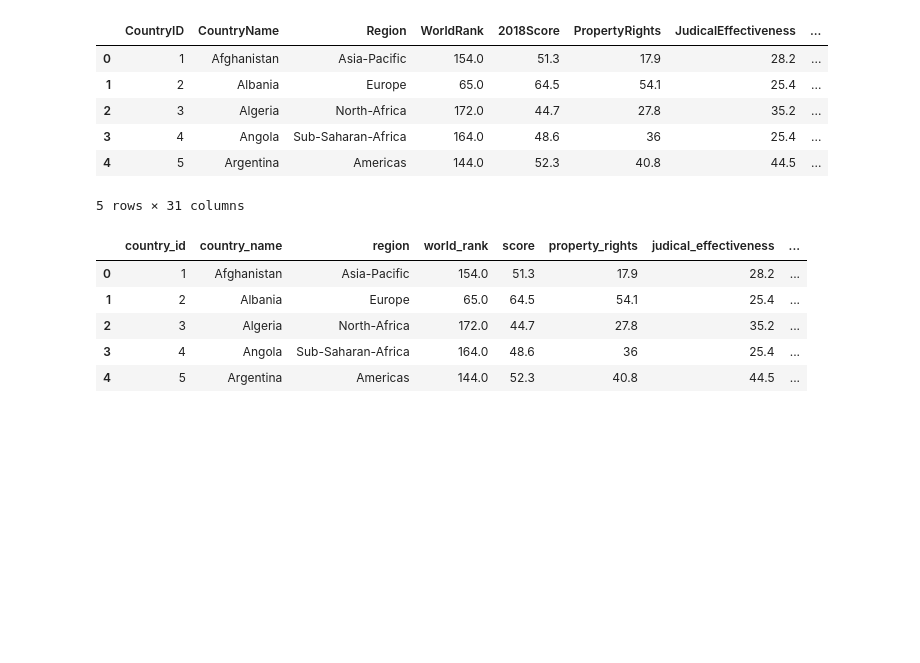
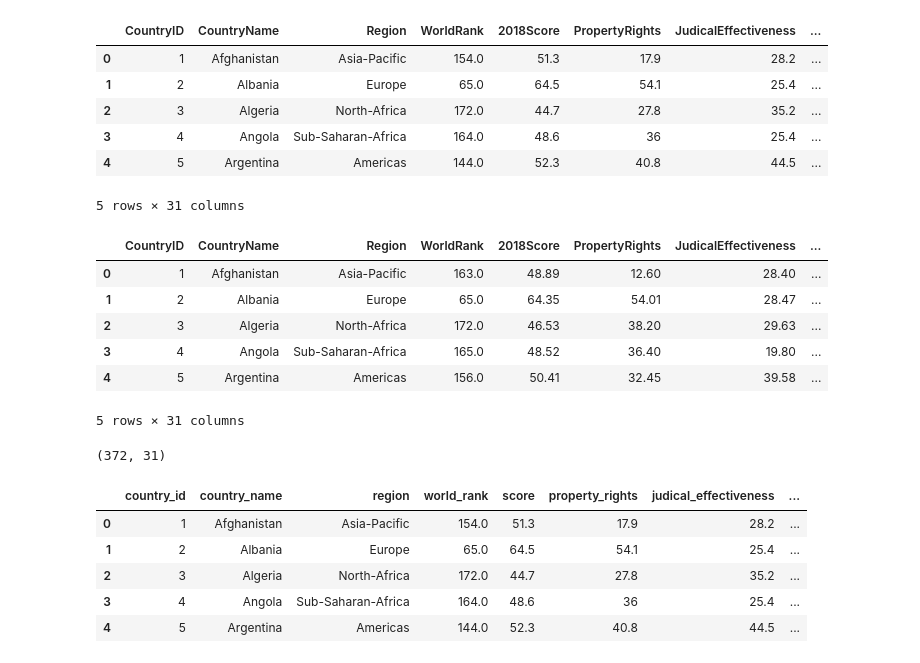
Before and after one commit to mdoucem/Fi-Ug-Datascience-Meetup, a Jupyter notebook: Linear Regression/Multivariate-regression-python/economic-data-analysis.ipynb, the cells around one changed output. Cells and saved outputs as stored; diff of their text form; code cells hidden in the pictures; blank space fills up the shorter version.

```diff
--- a/Linear Regression/Multivariate-regression-python/economic-data-analysis.ipynb
+++ b/Linear Regression/Multivariate-regression-python/economic-data-analysis.ipynb
@@ -47,6 +56,27 @@ data18.head(n=5)
 | 3 | 4 | Angola | Sub-Saharan-Africa | 164.0 | 48.6 | 36 | 25.4 | ... |
 | 4 | 5 | Argentina | Americas | 144.0 | 52.3 | 40.8 | 44.5 | ... |
 5 rows × 31 columns
+# %%
+# Loading the 2017 data given by the Heritage Foundation in cvs format. Has been cleaned
+# similarly to the 2018 before importing
+data17 = pd.read_csv("index2017_data.csv", sep=";", decimal=",", encoding='ISO-8859-1')
+data17.head(n=5)
+# %% [output]
+|  | CountryID | CountryName | Region | WorldRank | 2018Score | PropertyRights | JudicalEffectiveness | ... |
+| 0 | 1 | Afghanistan | Asia-Pacific | 163.0 | 48.89 | 12.60 | 28.40 | ... |
+| 1 | 2 | Albania | Europe | 65.0 | 64.35 | 54.01 | 28.47 | ... |
+| 2 | 3 | Algeria | North-Africa | 172.0 | 46.53 | 38.20 | 29.63 | ... |
+| 3 | 4 | Angola | Sub-Saharan-Africa | 165.0 | 48.52 | 36.40 | 19.80 | ... |
+| 4 | 5 | Argentina | Americas | 156.0 | 50.41 | 32.45 | 39.58 | ... |
+5 rows × 31 columns
+# %%
+# Combine the 2018 and 2017 datasets
+#sets = [data18, data17]
+#mydata = data18.append(data17, ignore_index=True)
+mydata = pd.concat([data18, data17], ignore_index=True)
+mydata.shape
+# %% [output]
+(372, 31)
 # %%
 # Create function to rename columns
 def rename_columns(df):
```
Also changed, not shown: parts of 4 cells of this notebook, 3 other files.
